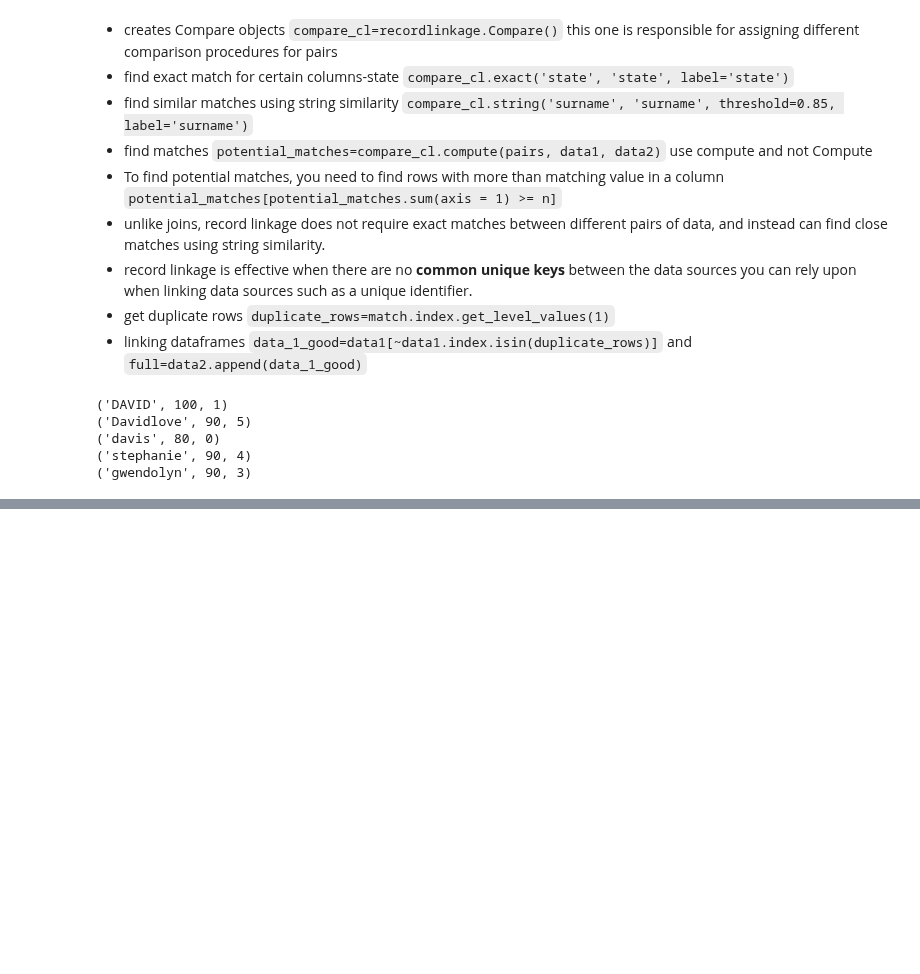
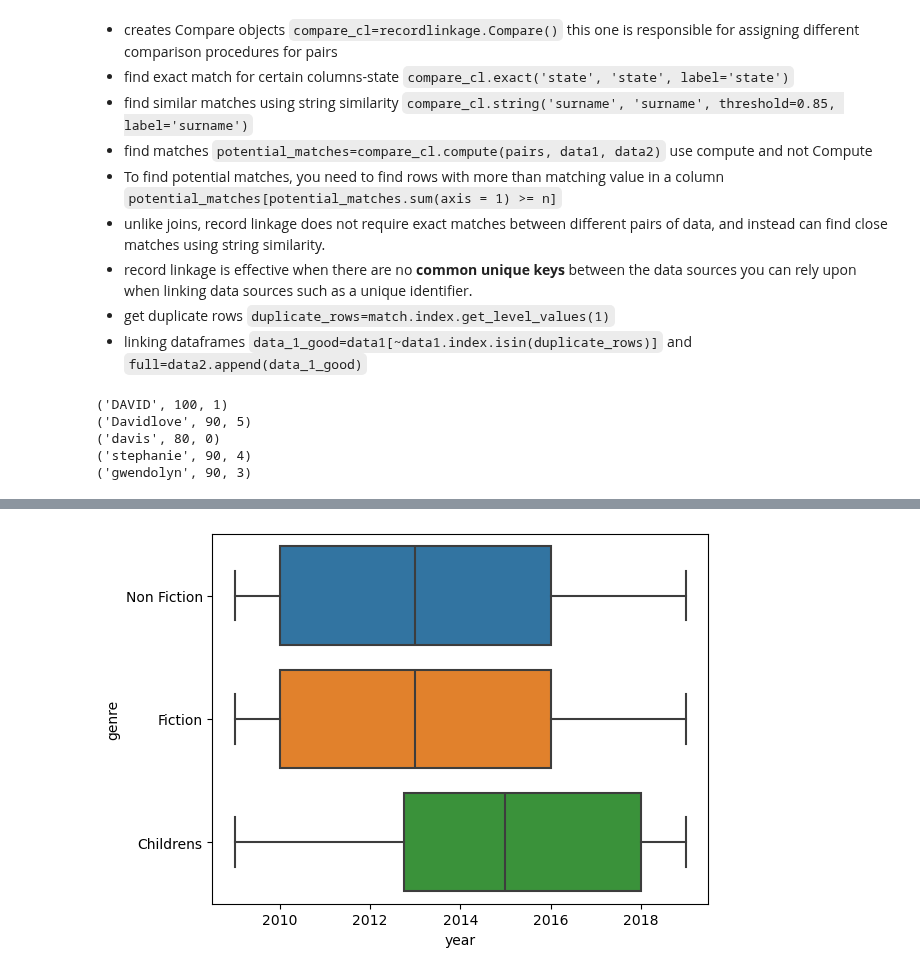
Before and after one commit to Daviedavie100/DatacampPythonDataAnalysis, a Jupyter notebook: Datacamp.ipynb, the cells around one changed output, grey strips where cells are left out. Drawn from its saved outputs; the diff is of its cells as text; code cells hidden in the pictures; blank space fills up the shorter version.

```diff
--- a/Datacamp.ipynb
+++ b/Datacamp.ipynb
@@ -1135,0 +1164,3 @@ for strn in string:
+# %%
+number=pd.read_csv("C:/Users/Davie/Documents/GitHub/DatacampPythonDataAnalysis/data/clean_books.csv")
+number.select_dtypes('number')
@@ -1135,0 +1181,6 @@ for strn in string:
+# %%
+# view the distribution using box plot
+sns.boxplot(data=number, x='year', y='genre')
+plt.show()
+# %% [output]
+[figure, added]
```
Also changed, not shown: parts of 5 cells of this notebook.
